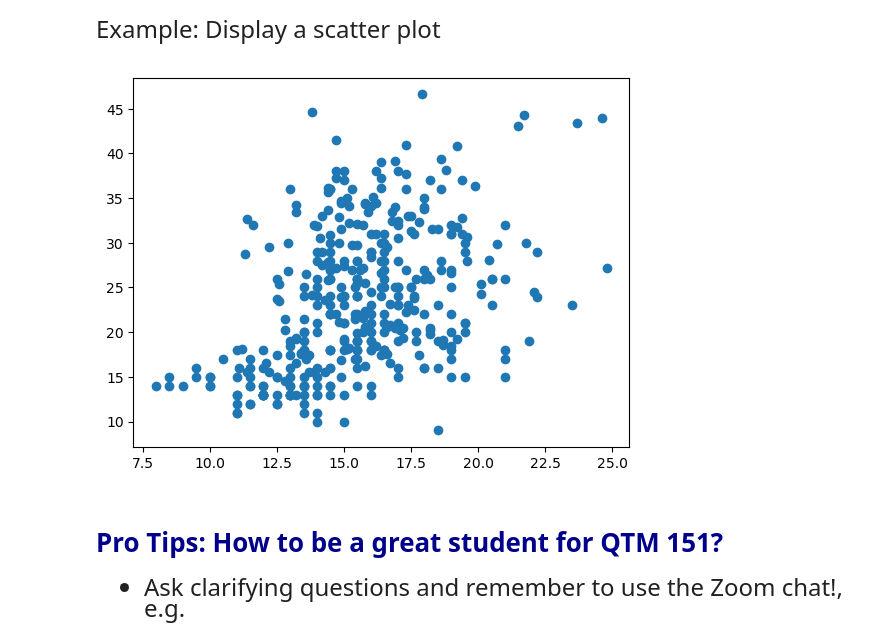
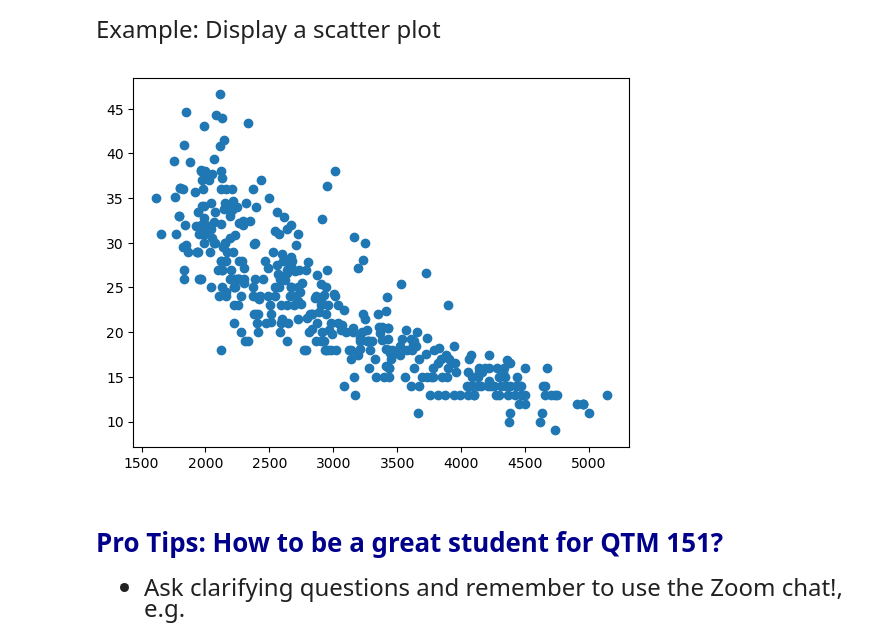
Before and after one commit to v-m-wang/QTM151_F23, a Jupyter notebook: lecture_01/Lecture1.ipynb, the cells around one changed output. Drawn from its saved outputs; the diff is of its cells as text; code cells hidden in the pictures.

```diff
--- a/lecture_01/Lecture1.ipynb
+++ b/lecture_01/Lecture1.ipynb
@@ -228,10 +228,10 @@ carfeatures.describe()
 
 Example: Display a scatter plot
 # %%
-plt.scatter(x = carfeatures['acceleration'], y = carfeatures['mpg'])
+plt.scatter(x = carfeatures['weight'], y = carfeatures['mpg'])
 plt.show()
 # %% [output]
-[figure, old version]
+[figure, new version]
 # %%
 # Try another scatter plot with x = "acceleration"
 # %% [markdown]
```
